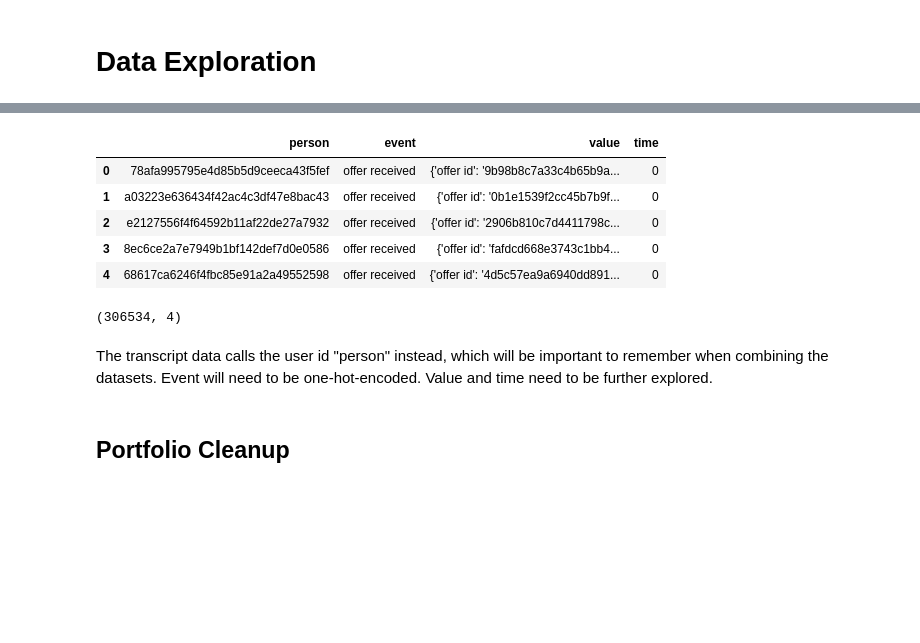
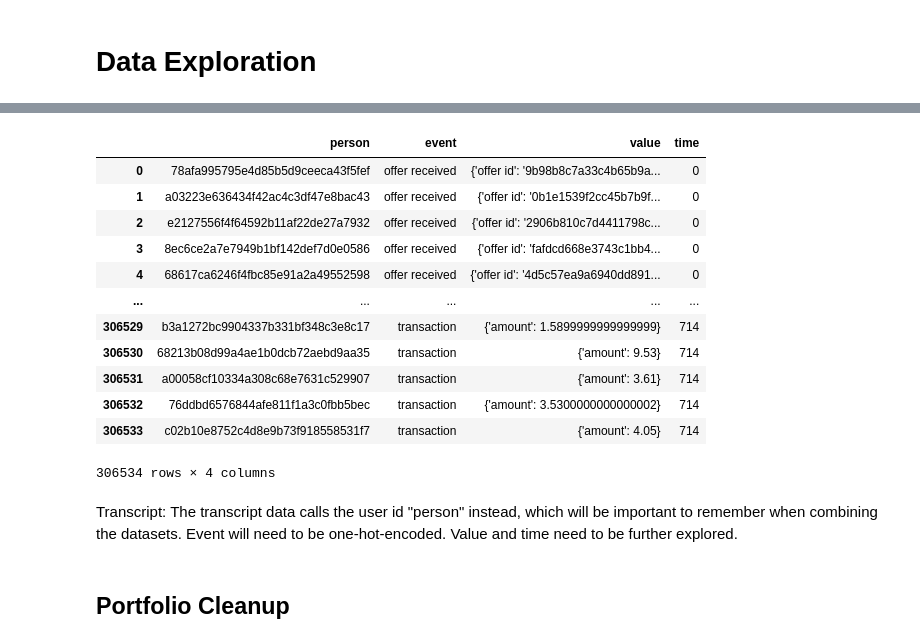
Before and after one commit to mknox0826/Udacity_Capstone_Starbucks, a Jupyter notebook: Starbucks_Capstone_notebook.ipynb, the cells around one changed output, grey strips where cells are left out. Drawn from its saved outputs; the diff is of its cells as text; code cells hidden in the pictures; blank space fills up the shorter version.

```diff
--- a/Starbucks_Capstone_notebook.ipynb
+++ b/Starbucks_Capstone_notebook.ipynb
@@ -129,18 +142,21 @@ The profile data also includes the user id. There are missing values for both ge
 # %%
-transcript.head()
+transcript
 # %% [output]
 |  | person | event | value | time |
 | 0 | 78afa995795e4d85b5d9ceeca43f5fef | offer received | {'offer id': '9b98b8c7a33c4b65b9a... | 0 |
 | 1 | a03223e636434f42ac4c3df47e8bac43 | offer received | {'offer id': '0b1e1539f2cc45b7b9f... | 0 |
 | 2 | e2127556f4f64592b11af22de27a7932 | offer received | {'offer id': '2906b810c7d4411798c... | 0 |
 | 3 | 8ec6ce2a7e7949b1bf142def7d0e0586 | offer received | {'offer id': 'fafdcd668e3743c1bb4... | 0 |
 | 4 | 68617ca6246f4fbc85e91a2a49552598 | offer received | {'offer id': '4d5c57ea9a6940dd891... | 0 |
+| ... | ... | ... | ... | ... |
+| 306529 | b3a1272bc9904337b331bf348c3e8c17 | transaction | {'amount': 1.5899999999999999} | 714 |
+| 306530 | 68213b08d99a4ae1b0dcb72aebd9aa35 | transaction | {'amount': 9.53} | 714 |
+| 306531 | a00058cf10334a308c68e7631c529907 | transaction | {'amount': 3.61} | 714 |
+| 306532 | 76ddbd6576844afe811f1a3c0fbb5bec | transaction | {'amount': 3.5300000000000002} | 714 |
+| 306533 | c02b10e8752c4d8e9b73f918558531f7 | transaction | {'amount': 4.05} | 714 |
+306534 rows × 4 columns
-# %%
-transcript.shape
-# %% [output]
-(306534, 4)
 # %% [markdown]
-The transcript data calls the user id "person" instead, which will be important to remember when combining the datasets. Event will need to be one-hot-encoded. Value and time need to be further explored.
+Transcript: The transcript data calls the user id "person" instead, which will be important to remember when combining the datasets. Event will need to be one-hot-encoded. Value and time need to be further explored.
 # %% [markdown]
 ## Portfolio Cleanup
 # %% [markdown]
```
Also changed, not shown: parts of 21 cells of this notebook, 2 other files.
